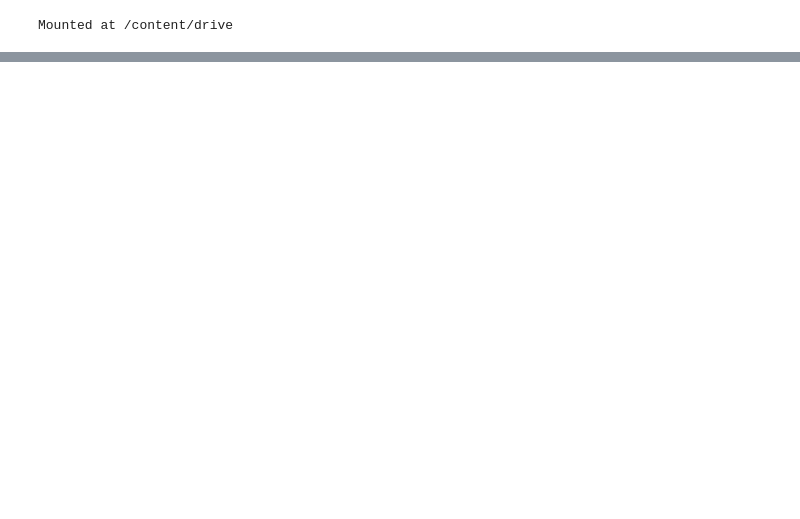
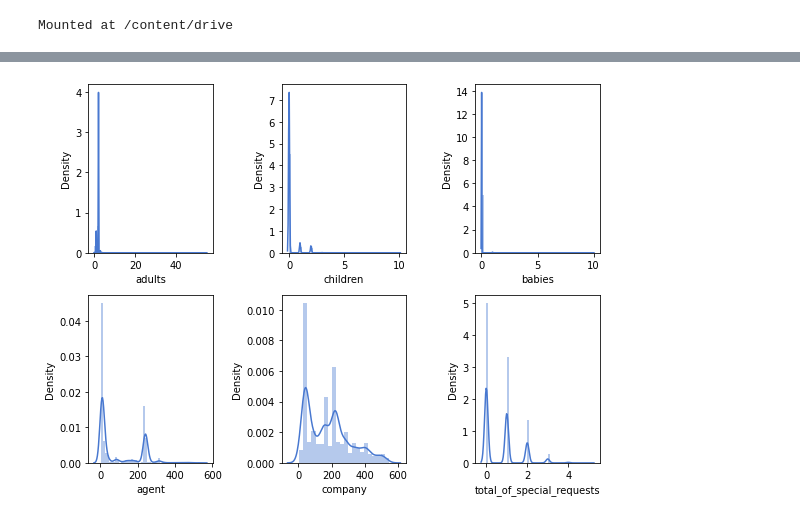
Before and after one commit to PrabhatManna/Hotel-Data-analysis, a Jupyter notebook: Prabhat_Hotel_Booking_Analysis_Capstone_Project.ipynb, the cells around one changed output, grey strips where cells are left out. Saved outputs shown, nothing was run; the diff lists cells and outputs as text; code cells hidden in the pictures; blank space fills up the shorter version.

```diff
--- a/Prabhat_Hotel_Booking_Analysis_Capstone_Project.ipynb
+++ b/Prabhat_Hotel_Booking_Analysis_Capstone_Project.ipynb
@@ -287,0 +197,26 @@ plt.ioff()
+# %%
+sns.set_palette("muted")
+from pylab import *
+f, ax = plt.subplots(figsize=(8, 6))
+
+subplot(2,3,1)
+sns.distplot(df1['adults'])
+
+subplot(2,3,2)
+sns.distplot(df1['children'])
+
+subplot(2,3,3)
+sns.distplot(df1['babies'])
+
+subplot(2,3,4)
+sns.distplot(df1['agent'])
+
+subplot(2,3,5)
+sns.distplot(df1['company'])
+
+subplot(2,3,6)
+sns.distplot(df1['total_of_special_requests'])
+
+plt.tight_layout() # avoid overlap of plotsplt.draw()
+# %% [output]
+[figure, added]
```
Also changed, not shown: parts of 49 cells of this notebook.
